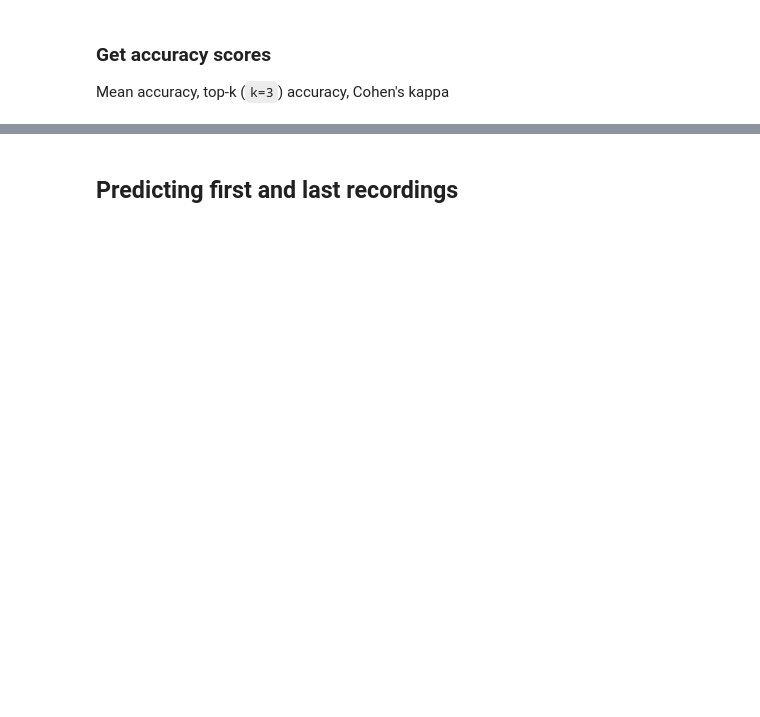
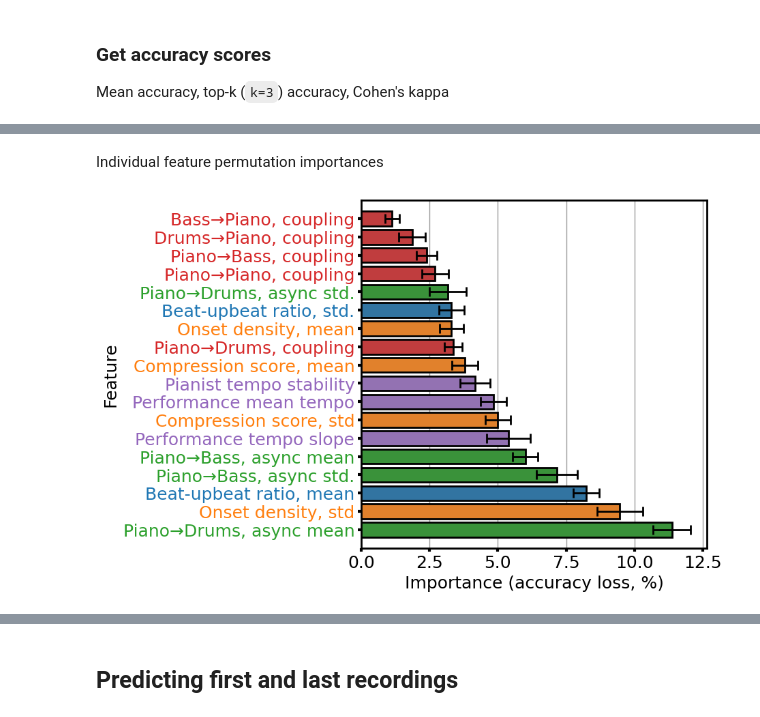
Before and after one commit to HuwCheston/Jazz-Trio-Database, a Jupyter notebook: notebooks/prediction/0.1-cheston-prediction-rhythmic-features.ipynb, the cells around one changed output, grey strips where cells are left out. Drawn from its saved outputs; the diff is of its cells as text; code cells hidden in the pictures; blank space fills up the shorter version.

```diff
--- a/notebooks/prediction/0.1-cheston-prediction-rhythmic-features.ipynb
+++ b/notebooks/prediction/0.1-cheston-prediction-rhythmic-features.ipynb
@@ -737,0 +816,79 @@ print(imp_cat * 100)
+# %% [markdown]
+Individual feature permutation importances
+# %%
+class BarPlotFeatureImportances(vutils.BasePlot):
+    """Creates barplot showing importance of all features"""
+    # These are the keywords we apply to all bar plots
+    BAR_KWS = dict(
+        dodge=False, edgecolor=vutils.BLACK, errorbar=None, lw=vutils.LINEWIDTH, capsize=0.1, width=0.8,
+        ls=vutils.LINESTYLE, hue_order=PREDICTORS_CATEGORIES.keys(), zorder=3, estimator=np.mean,
+    )
+    ERROR_KWS = dict(ls='none', color=vutils.BLACK, elinewidth=2, capsize=5, markeredgewidth=2, zorder=5)
+    # This creates a new dictionary with a unique hash for each predictor category
+    hatches = {k: h for k, h in zip(PREDICTORS_CATEGORIES.keys(), vutils.HATCHES)}
+
+    def __init__(self, importances: pd.DataFrame, **kwargs):
+        self.corpus_title = 'corpus_updated'
+        super().__init__(figure_title=fr'random_forest_plots/barplot_feature_importances_{self.corpus_title}', **kwargs)
+        # Create both dataframes
+        self.importances = (
+            importances.copy(deep=True)
+            .melt(id_vars=['feature', 'category'], var_name='fold')
+            .groupby('feature')
+            [['value', 'category']]
+            .agg({'value': ['mean', 'sem'], 'category': 'first'})
+            .droplevel(0, axis=1)
+            .rename(columns={'first': 'category'})
+            .reset_index(drop=False)
+            .sort_values(by='mean')
+        )
+        self.importances['feature'] = self.importances['feature'].map(COL_MAPPING)
+        # Create subplot matrix
+        self.fig, self.ax = plt.subplots(
+            nrows=1, ncols=1, figsize=(vutils.WIDTH / 2, vutils.WIDTH / 3)
+        )
+
+    def _create_plot(self) -> plt.Axes:
+        """Creates all plots in seaborn with given arguments"""
+        self.importances['mean'] *= 100
+        self.importances['sem'] *= 100
+        sns.barplot(
+            data=self.importances, x='mean', y='feature', hue='category',
+            ax=self.ax, **self.BAR_KWS
+        )
+        self.ax.errorbar(
+            x=self.importances['mean'], y=self.importances['feature'],
+            xerr=self.importances['sem'], **self.ERROR_KWS
+        )
+
+    def _format_ticks(self) -> None:
+        """Sets colors for predictor ticks to their category"""
+        rev = {v: k for k, v in COL_MAPPING.items()}
+        for tick in self.ax.get_yticklabels():
+            var = rev[tick.get_text()]
+            for cat, vars_ in PREDICTORS_CATEGORIES.items():
+                if var in vars_:
+                    tick.set_color(CATEGORY_CMAP[cat])
+
+    def _format_ax(self) -> None:
+        """Formats axis-level properties"""
+        # Set variable labelling
+        self.ax.set(ylabel='Feature', xlabel='Importance (accuracy loss, %)', ylim=(18, -1))
+        self._format_ticks()
+        # Remove the legend
+        self.ax.get_legend().remove()
+        # Set the width of the edges and ticks
+        plt.setp(self.ax.spines.values(), linewidth=vutils.LINEWIDTH, color=vutils.BLACK)
+        self.ax.tick_params(axis='both', width=vutils.TICKWIDTH, color=vutils.BLACK)
+        # Add a vertical grid
+        self.ax.grid(zorder=0, axis='x', **vutils.GRID_KWS)
+
+    def _format_fig(self) -> None:
+        """Formats figure-level attributes"""
+        self.fig.tight_layout()
+
+
+BarPlotFeatureImportances(rf_opt.importances).create_plot()
+plt.show()
+# %% [output]
+[figure, added]
```
Also changed, not shown: parts of 66 cells of this notebook.
